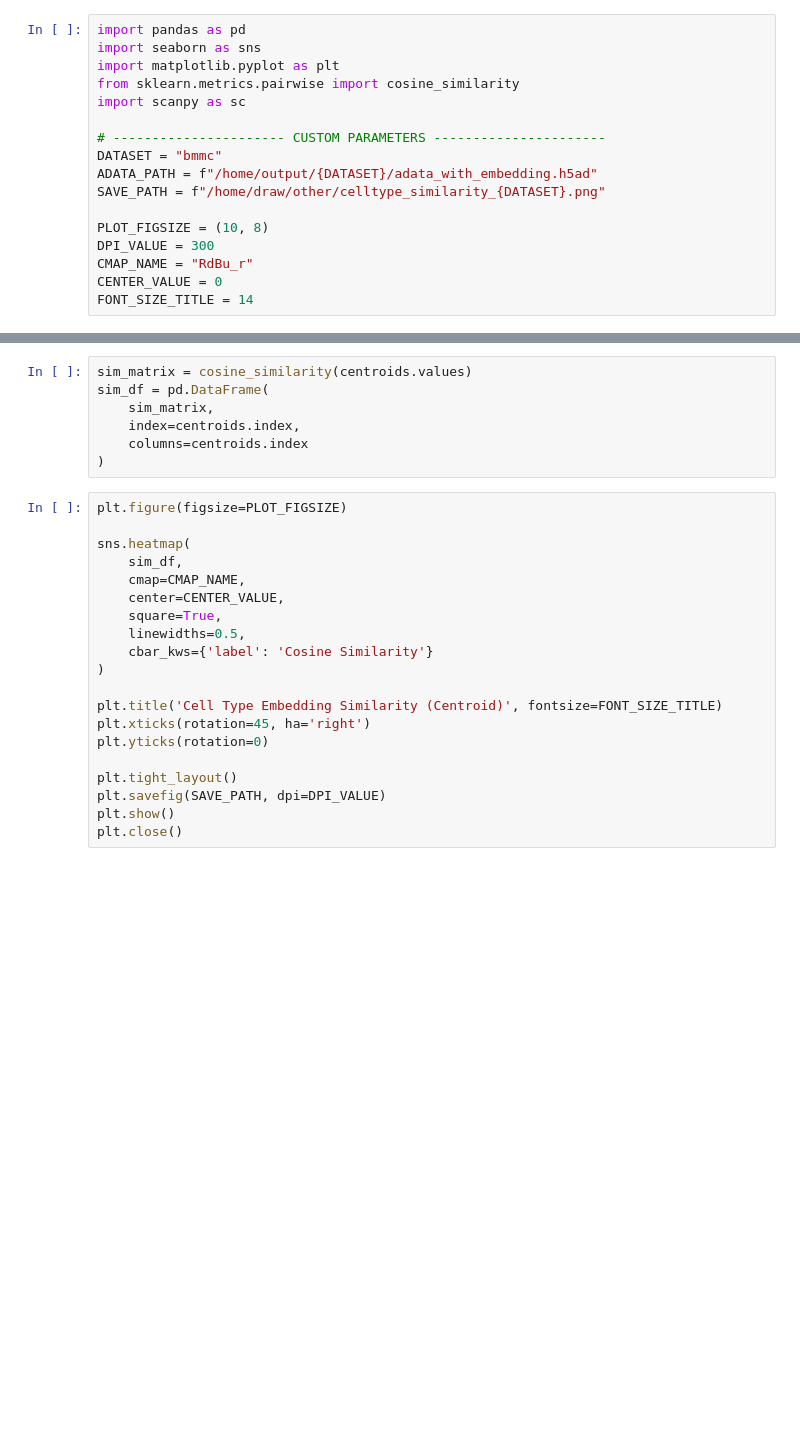
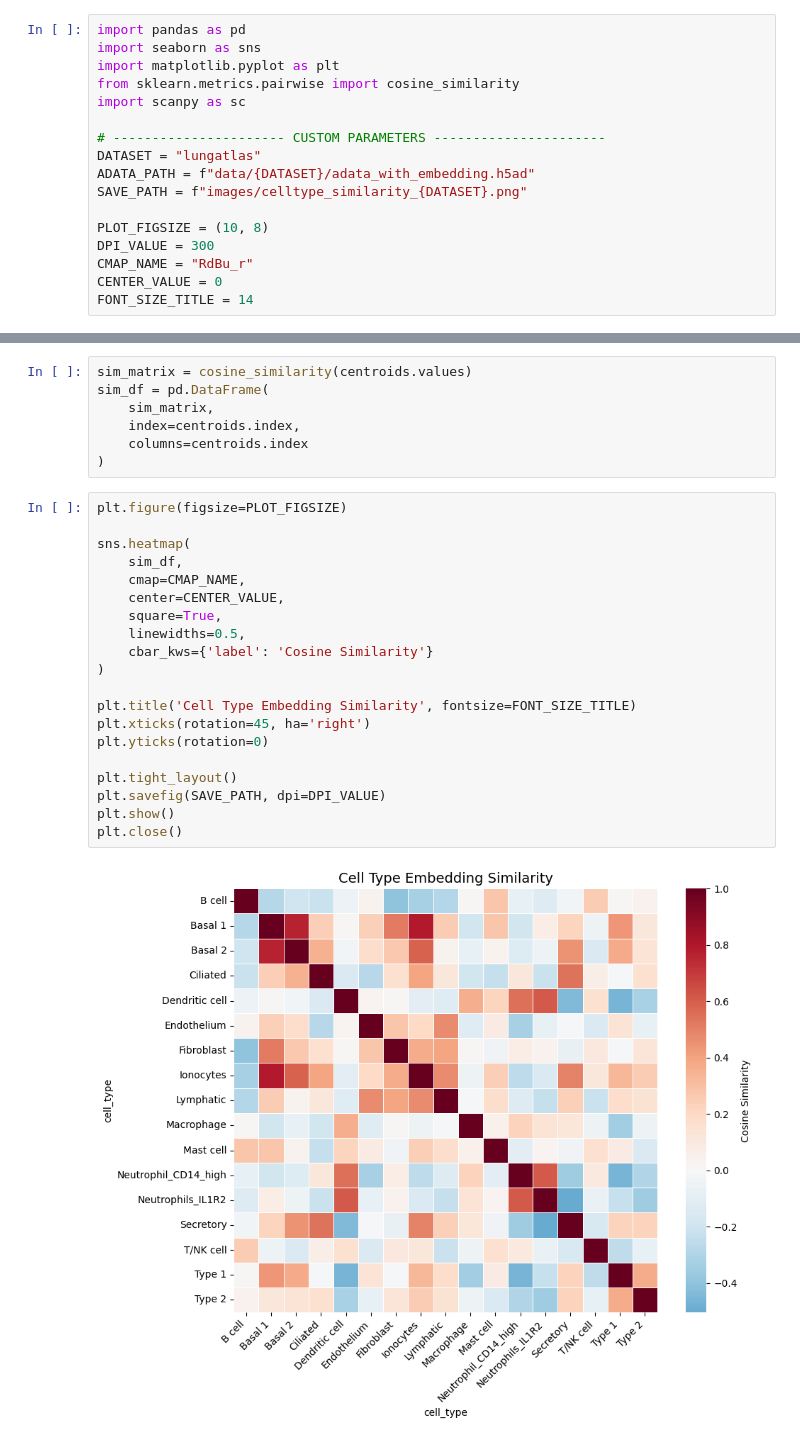
Before and after one commit to TRCDHH/scLinformer, a Jupyter notebook: draw/other/hot_map_similarity.ipynb, the cells around one changed output, grey strips where cells are left out. Saved outputs shown, nothing was run; the diff lists cells and outputs as text; blank space fills up the shorter version.

Commit message:
update visualization

```diff
--- a/draw/other/hot_map_similarity.ipynb
+++ b/draw/other/hot_map_similarity.ipynb
@@ -6,9 +6,9 @@ from sklearn.metrics.pairwise import cosine_similarity
 import scanpy as sc
 
 # ---------------------- CUSTOM PARAMETERS ----------------------
-DATASET = "bmmc"
-ADATA_PATH = f"/home/output/{DATASET}/adata_with_embedding.h5ad"
-SAVE_PATH = f"/home/draw/other/celltype_similarity_{DATASET}.png"
+DATASET = "lungatlas"
+ADATA_PATH = f"data/{DATASET}/adata_with_embedding.h5ad"
+SAVE_PATH = f"images/celltype_similarity_{DATASET}.png"
 
 PLOT_FIGSIZE = (10, 8)
 DPI_VALUE = 300
@@ -36,22 +38,24 @@ sim_df = pd.DataFrame(
 # %%
 plt.figure(figsize=PLOT_FIGSIZE)
 
 sns.heatmap(
     sim_df,
     cmap=CMAP_NAME,
     center=CENTER_VALUE,
     square=True,
     linewidths=0.5,
     cbar_kws={'label': 'Cosine Similarity'}
 )
 
-plt.title('Cell Type Embedding Similarity (Centroid)', fontsize=FONT_SIZE_TITLE)
+plt.title('Cell Type Embedding Similarity', fontsize=FONT_SIZE_TITLE)
 plt.xticks(rotation=45, ha='right')
 plt.yticks(rotation=0)
 
 plt.tight_layout()
 plt.savefig(SAVE_PATH, dpi=DPI_VALUE)
 plt.show()
 plt.close()
+# %% [output]
+[figure, added]
 # %%
 print("Plot completed successfully!")
```
Also changed, not shown: parts of 2 cells of this notebook, 2 other files.
